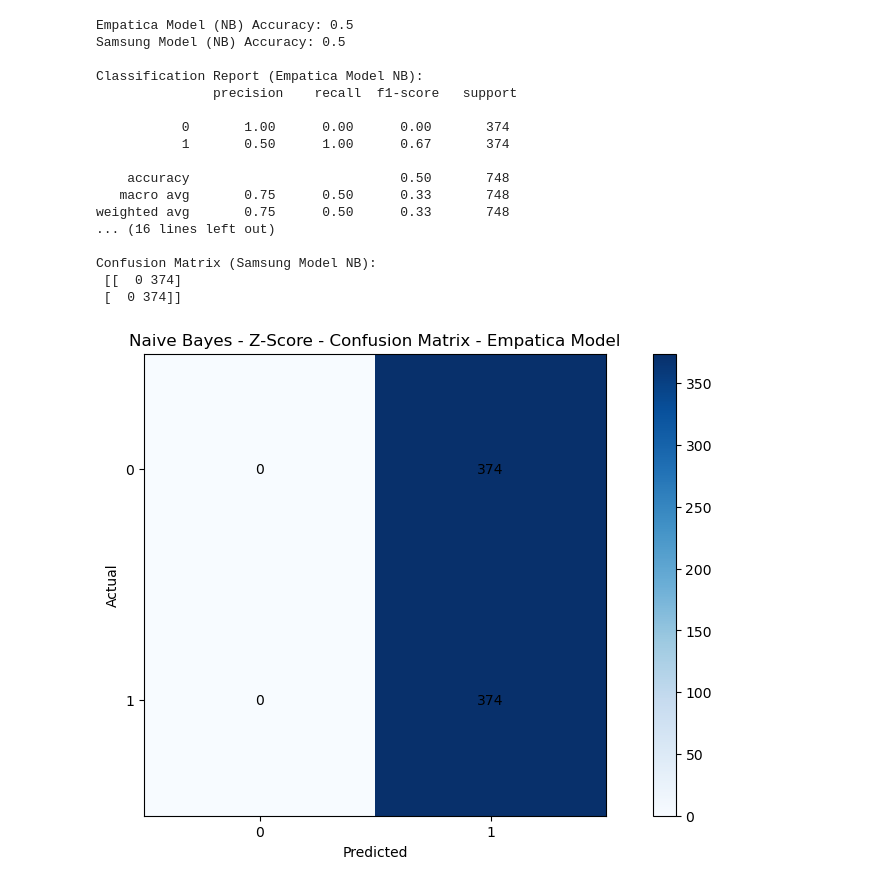
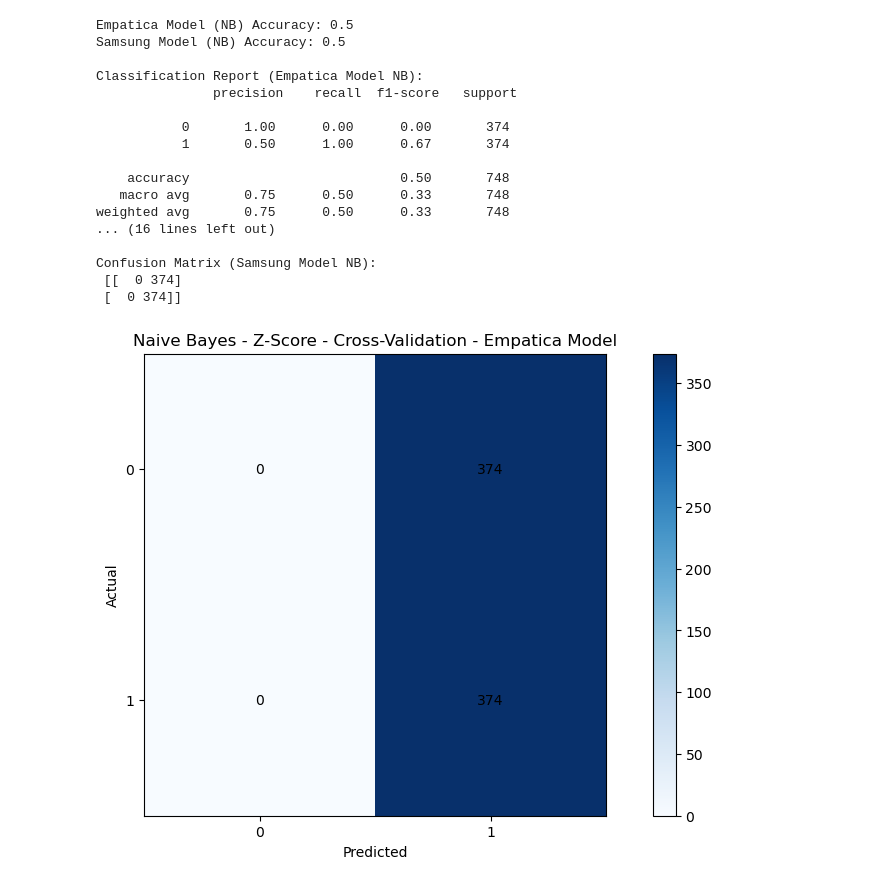
Before and after one commit to Aloa0001/AI-Data-Management, a Jupyter notebook: project/6-naive-bayes.ipynb, the cells around one changed output. Drawn from its saved outputs; the diff is of its cells as text; code cells hidden in the pictures.

```diff
--- a/project/6-naive-bayes.ipynb
+++ b/project/6-naive-bayes.ipynb
@@ -189,7 +191,8 @@ def k_fold_cross_validation(model, X_train, y_train):
 model_empatica_nb = GaussianNB()
 model_samsung_nb = GaussianNB()
 
-# Perform K-Fold Cross-Validation
+# Guidance for performing a F-Fold Cross Validation, using the sklearn.model_selection.KFold, provided by ChatGPT
+# Specific implementation details were adapted for the purposes of this project.
 model_empatica_nb = k_fold_cross_validation(
     model_empatica_nb, X_train_empatica, y_train_empatica
 )
@@ -225,10 +228,10 @@ conf_mat_samsung_nb = confusion_matrix(y_test_samsung, y_pred_samsung_nb)
 print("\nConfusion Matrix (Empatica Model NB):\n", conf_mat_empatica_nb)
 print("\nConfusion Matrix (Samsung Model NB):\n", conf_mat_samsung_nb)
 
-# Visualize the confusion matrix for Empatica Model (NB)
+# Visualize the cm for Empatica model
 plt.figure(figsize=(12, 6))
 plt.imshow(conf_mat_empatica_nb, cmap="Blues")
-plt.title("Naive Bayes - Z-Score - Confusion Matrix - Empatica Model")
+plt.title("Naive Bayes - Z-Score - Cross-Validation - Empatica Model")
 plt.colorbar()
 plt.xticks([0, 1], ["0", "1"])
 plt.yticks([0, 1], ["0", "1"])
@@ -246,10 +249,10 @@ for i in range(conf_mat_empatica_nb.shape[0]):
         )
 plt.show()
 
-# Visualize the confusion matrix for Samsung Model (NB)
+# Visualize the cm for Samsung model
 plt.figure(figsize=(12, 6))
 plt.imshow(conf_mat_samsung_nb, cmap="Blues")
-plt.title("Naive Bayes - Z-Score - Confusion Matrix - Samsung Model")
+plt.title("Naive Bayes - Z-Score - Cross-Validation - Samsung Model")
 plt.colorbar()
 plt.xticks([0, 1], ["0", "1"])
 plt.yticks([0, 1], ["0", "1"])
@@ -257,31 +260,31 @@ plt.xlabel("Predicted")
 plt.ylabel("Actual")
 for i in range(conf_mat_samsung_nb.shape[0]):
     for j in range(conf_mat_samsung_nb.shape[1]):
         plt.text(
             j,
             i,
             str(conf_mat_samsung_nb[i, j]),
             ha="center",
             va="center",
             color="black",
         )
 plt.show()
 # %% [output]
 Empatica Model (NB) Accuracy: 0.5
 Samsung Model (NB) Accuracy: 0.5
 
 Classification Report (Empatica Model NB):
                precision    recall  f1-score   support
 
            0       1.00      0.00      0.00       374
            1       0.50      1.00      0.67       374
 
     accuracy                           0.50       748
    macro avg       0.75      0.50      0.33       748
 weighted avg       0.75      0.50      0.33       748
 ... (16 lines left out)
 
 Confusion Matrix (Samsung Model NB):
  [[  0 374]
  [  0 374]]
-[figure, old version]
+[figure, new version]
```
Also changed, not shown: parts of 8 cells of this notebook, 2 other files.
